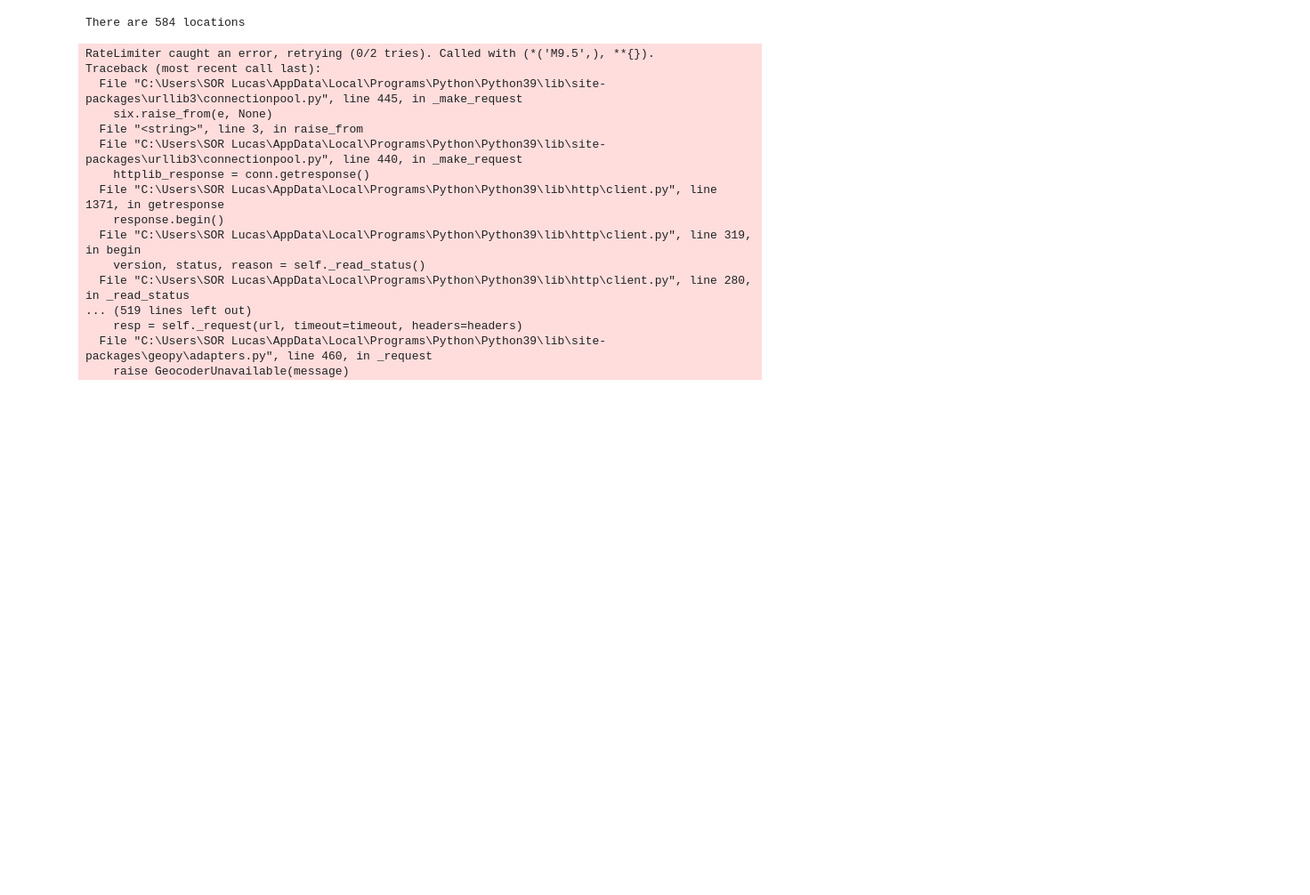
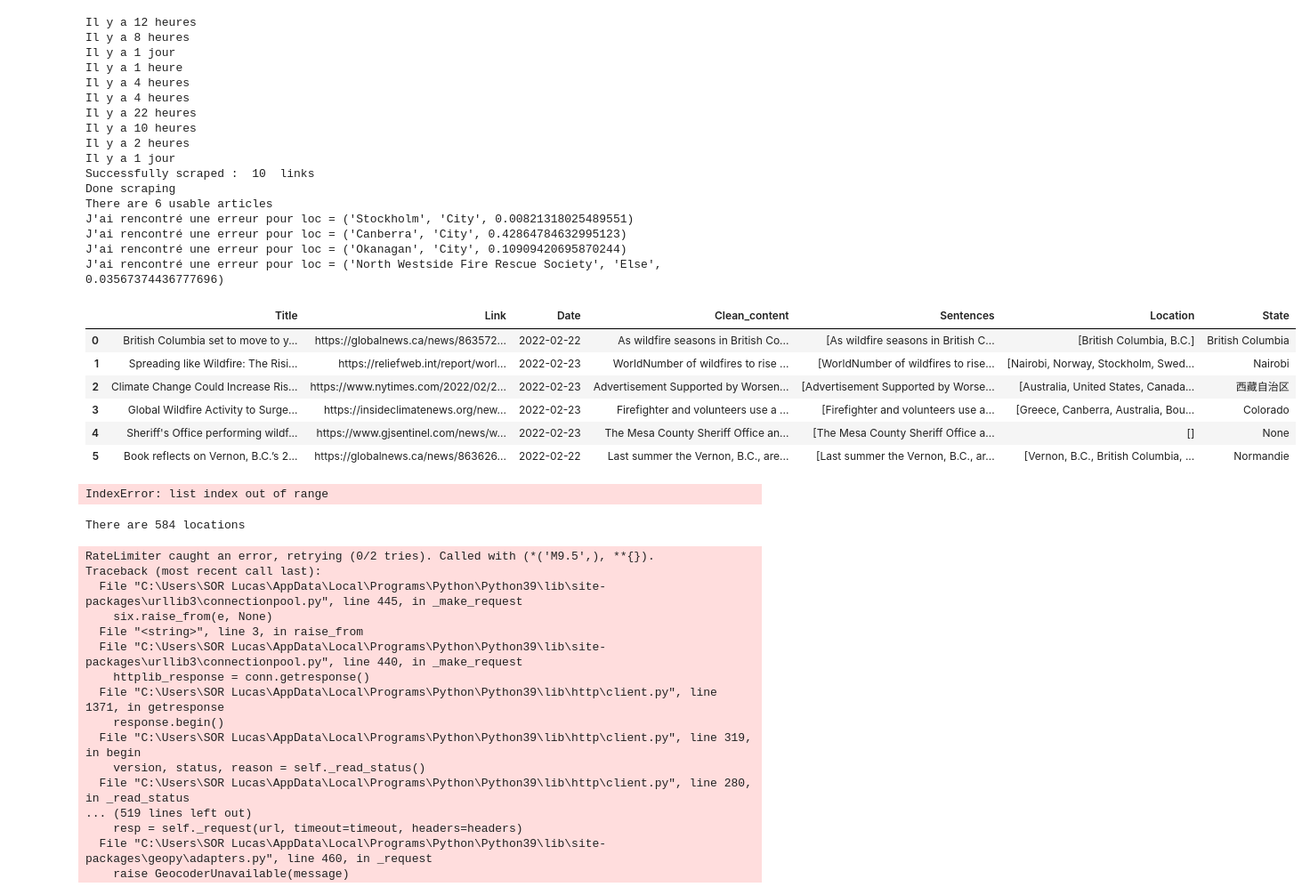
Before and after one commit to ThomasLef/Projet-Illuin, a Jupyter notebook: google_news_scraping.ipynb, the cells around one changed output. Shown at 89% size. Cells and saved outputs as stored; diff of their text form; code cells hidden in the pictures; blank space fills up the shorter version.

```diff
--- a/google_news_scraping.ipynb
+++ b/google_news_scraping.ipynb
@@ -81,7 +81,7 @@ def get_lists_from_subject(subject, num_pages,date_limits = None):
             link = a['href']
             link_list.append(link)
 
-            date = g_card.find("span").text
+            date = g_card.find_all("span")[-1].text
             translated_date = translator.translate(date)
             date_list.append(cal.parseDT(translated_date, now)[0].date())
 
@@ -222,9 +222,11 @@ def get_most_likely_state(text, nlp, list_countries, list_cities, list_states, g
     if states_scores == {}:
         return None, city2state
 
-    #print(states_scores)
+    temp_list = [(state,states_scores[state]) for state in states_scores.keys()]
 
-    return sorted(states_scores, key=states_scores._getitem_, reverse=True)[0], city2state
+    temp_list = sorted(temp_list, key = lambda x : x[1])
+
+    return temp_list[-1][0], city2state
 # %%
 def add_state_col_in_df(df):
     nlp = spacy.load('en_core_web_sm')
@@ -245,7 +247,7 @@ def add_state_col_in_df(df):
     for i in range(len(df)):
         text = df.iloc[i]['Clean_content']
         state, city2state = get_most_likely_state(text, nlp, list_countries, list_cities, list_states, geocode, locator, city2state, decay)
-        df.iloc[i]['State'] = state
+        df['State'][i] = state
 
     return df
 # %%
@@ -391,6 +342,36 @@ AttributeError: 'dict' object has no attribute '_getitem_'
+# %%
+df_location = get_locations_df_from_subject("wildfire", 1)
+df_location
+# %% [output]
+Il y a 12 heures
+Il y a 8 heures
+Il y a 1 jour
+Il y a 1 heure
+Il y a 4 heures
+Il y a 4 heures
+Il y a 22 heures
+Il y a 10 heures
+Il y a 2 heures
+Il y a 1 jour
+Successfully scraped :  10  links
+Done scraping
+There are 6 usable articles
+J'ai rencontré une erreur pour loc = ('Stockholm', 'City', 0.00821318025489551)
+J'ai rencontré une erreur pour loc = ('Canberra', 'City', 0.42864784632995123)
+J'ai rencontré une erreur pour loc = ('Okanagan', 'City', 0.10909420695870244)
+J'ai rencontré une erreur pour loc = ('North Westside Fire Rescue Society', 'Else', 0.03567374436777696)
+|  | Title | Link | Date | Clean_content | Sentences | Location | State |
+| 0 | British Columbia set to move to y... | https://globalnews.ca/news/863572... | 2022-02-22 | As wildfire seasons in British Co... | [As wildfire seasons in British C... | [British Columbia, B.C.] | British Columbia |
+| 1 | Spreading like Wildfire: The Risi... | https://reliefweb.int/report/worl... | 2022-02-23 | WorldNumber of wildfires to rise ... | [WorldNumber of wildfires to rise... | [Nairobi, Norway, Stockholm, Swed... | Nairobi |
+| 2 | Climate Change Could Increase Ris... | https://www.nytimes.com/2022/02/2... | 2022-02-23 | Advertisement Supported by Worsen... | [Advertisement Supported by Worse... | [Australia, United States, Canada... | 西藏自治区 |
+| 3 | Global Wildfire Activity to Surge... | https://insideclimatenews.org/new... | 2022-02-23 | Firefighter and volunteers use a ... | [Firefighter and volunteers use a... | [Greece, Canberra, Australia, Bou... | Colorado |
+| 4 | Sheriff's Office performing wildf... | https://www.gjsentinel.com/news/w... | 2022-02-23 | The Mesa County Sheriff Office an... | [The Mesa County Sheriff Office a... | [] | None |
+| 5 | Book reflects on Vernon, B.C.’s 2... | https://globalnews.ca/news/863626... | 2022-02-22 | Last summer the Vernon, B.C., are... | [Last summer the Vernon, B.C., ar... | [Vernon, B.C., British Columbia, ... | Normandie |
 # %%
 fig = plot_articles_per_date(df_location)
 fig.show()
+# %% [output]
+IndexError: list index out of range
 # %%
 folium_map = get_location_map_from_df(df_location,map_style="heatmap")
 folium_map
```
Also changed, not shown: parts of 2 cells of this notebook, 2 other files.
